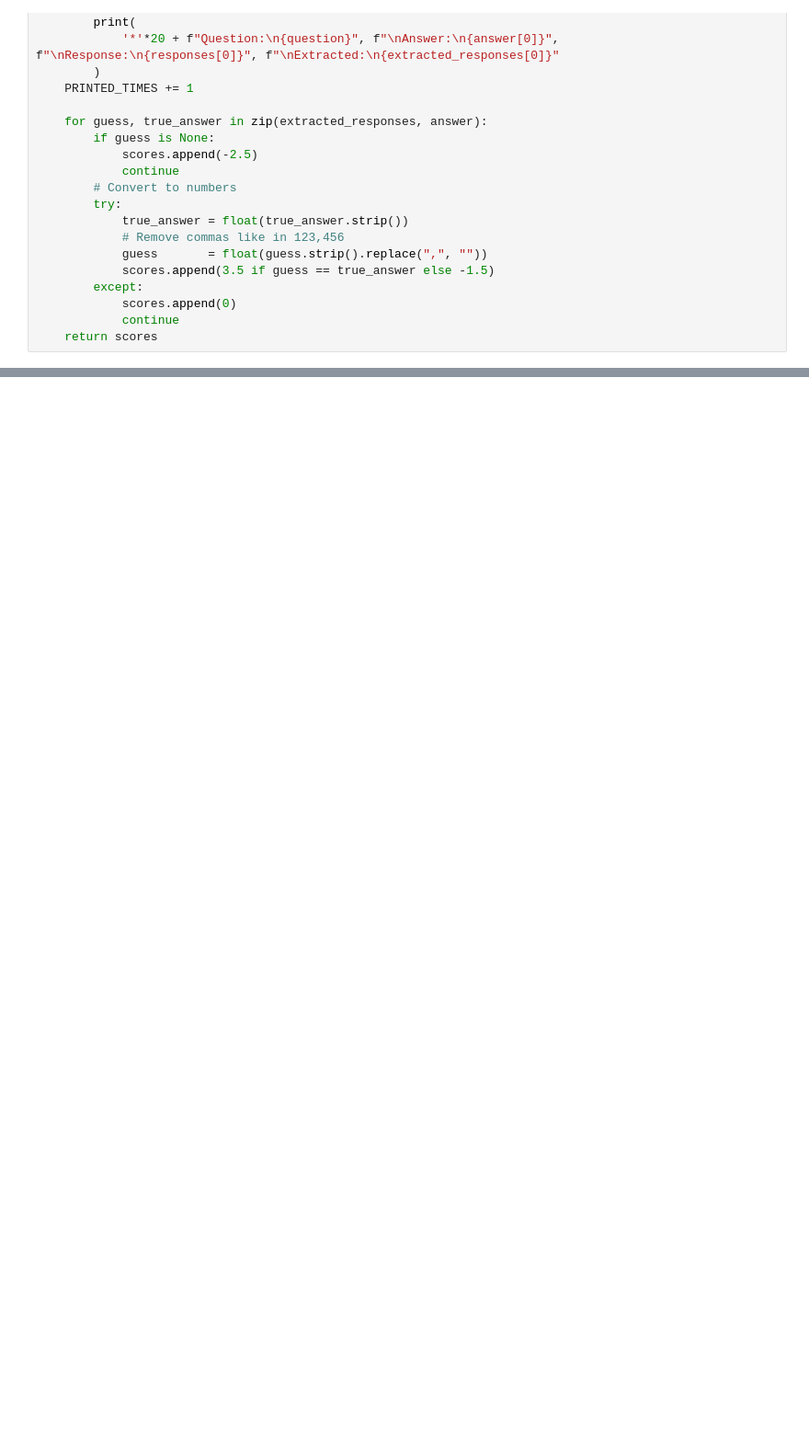
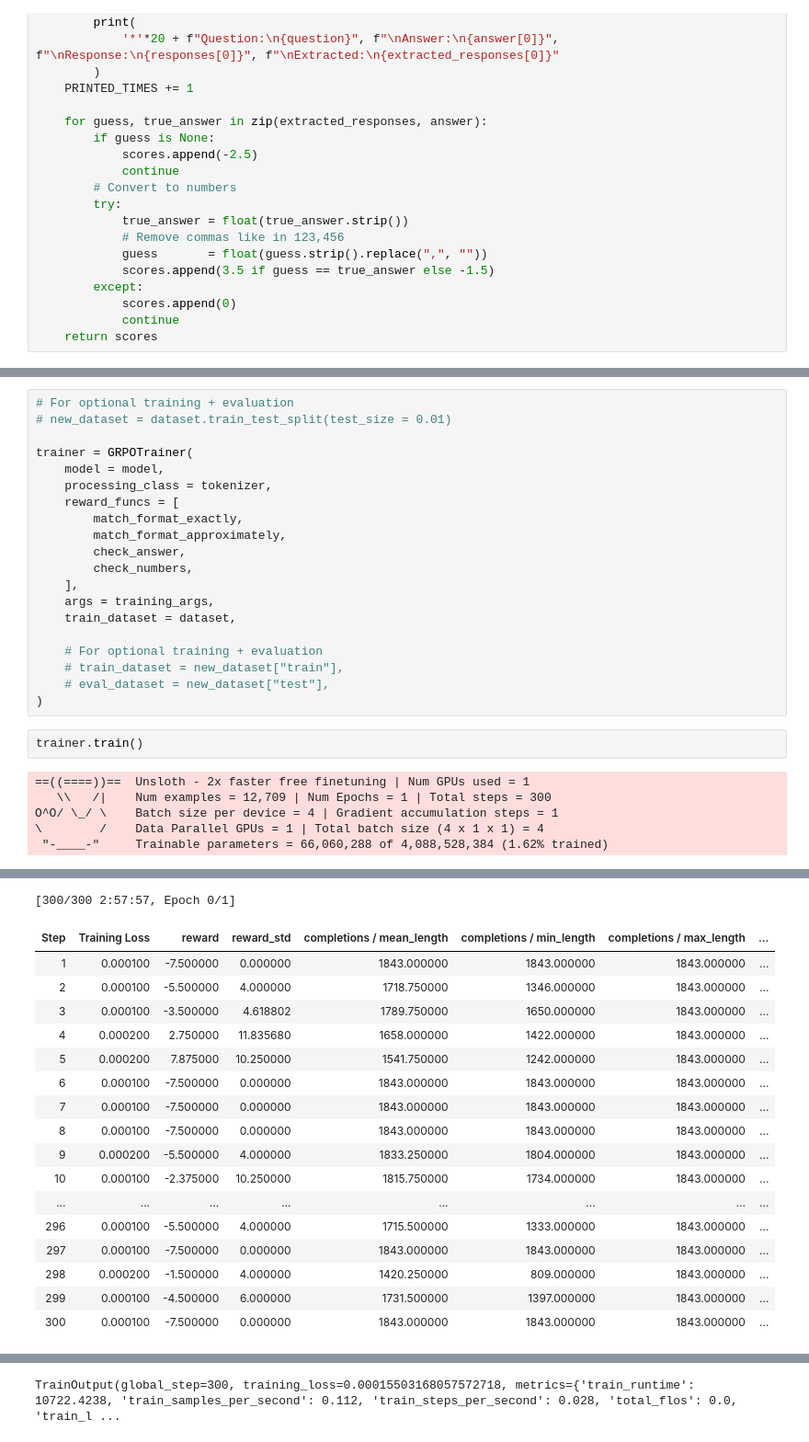
Before and after one commit to ZhengjunHUO/LLMs, a Jupyter notebook: ReinforcementLearning/Group_Relative_Policy_Optimization/Qwen3.ipynb, the cells around one changed output, grey strips where cells are left out. Shown: that part at 92% size. Saved outputs shown, nothing was run; the diff lists cells and outputs as text; blank space fills up the shorter version.

Commit message:
GPRO training and inference

```diff
--- a/ReinforcementLearning/Group_Relative_Policy_Optimization/Qwen3.ipynb
+++ b/ReinforcementLearning/Group_Relative_Policy_Optimization/Qwen3.ipynb
@@ -507,0 +555,28 @@ def check_numbers(prompts, completions, answer, **kwargs):
+# %%
+# For optional training + evaluation
+# new_dataset = dataset.train_test_split(test_size = 0.01)
+
+trainer = GRPOTrainer(
+    model = model,
+    processing_class = tokenizer,
+    reward_funcs = [
+        match_format_exactly,
+        match_format_approximately,
+        check_answer,
+        check_numbers,
+    ],
+    args = training_args,
+    train_dataset = dataset,
+
+    # For optional training + evaluation
+    # train_dataset = new_dataset["train"],
+    # eval_dataset = new_dataset["test"],
+)
+# %%
+trainer.train()
+# %% [output]
+==((====))==  Unsloth - 2x faster free finetuning | Num GPUs used = 1
+   \\   /|    Num examples = 12,709 | Num Epochs = 1 | Total steps = 300
+O^O/ \_/ \    Batch size per device = 4 | Gradient accumulation steps = 1
+\        /    Data Parallel GPUs = 1 | Total batch size (4 x 1 x 1) = 4
+ "-____-"     Trainable parameters = 66,060,288 of 4,088,528,384 (1.62% trained)
@@ -507,0 +600,18 @@ def check_numbers(prompts, completions, answer, **kwargs):
+[300/300 2:57:57, Epoch 0/1]
+| Step | Training Loss | reward | reward_std | completions / mean_length | completions / min_length | completions / max_length | ... |
+| 1 | 0.000100 | -7.500000 | 0.000000 | 1843.000000 | 1843.000000 | 1843.000000 | ... |
+| 2 | 0.000100 | -5.500000 | 4.000000 | 1718.750000 | 1346.000000 | 1843.000000 | ... |
+| 3 | 0.000100 | -3.500000 | 4.618802 | 1789.750000 | 1650.000000 | 1843.000000 | ... |
+| 4 | 0.000200 | 2.750000 | 11.835680 | 1658.000000 | 1422.000000 | 1843.000000 | ... |
+| 5 | 0.000200 | 7.875000 | 10.250000 | 1541.750000 | 1242.000000 | 1843.000000 | ... |
+| 6 | 0.000100 | -7.500000 | 0.000000 | 1843.000000 | 1843.000000 | 1843.000000 | ... |
+| 7 | 0.000100 | -7.500000 | 0.000000 | 1843.000000 | 1843.000000 | 1843.000000 | ... |
+| 8 | 0.000100 | -7.500000 | 0.000000 | 1843.000000 | 1843.000000 | 1843.000000 | ... |
+| 9 | 0.000200 | -5.500000 | 4.000000 | 1833.250000 | 1804.000000 | 1843.000000 | ... |
+| 10 | 0.000100 | -2.375000 | 10.250000 | 1815.750000 | 1734.000000 | 1843.000000 | ... |
+| ... | ... | ... | ... | ... | ... | ... | ... |
+| 296 | 0.000100 | -5.500000 | 4.000000 | 1715.500000 | 1333.000000 | 1843.000000 | ... |
+| 297 | 0.000100 | -7.500000 | 0.000000 | 1843.000000 | 1843.000000 | 1843.000000 | ... |
+| 298 | 0.000200 | -1.500000 | 4.000000 | 1420.250000 | 809.000000 | 1843.000000 | ... |
+| 299 | 0.000100 | -4.500000 | 6.000000 | 1731.500000 | 1397.000000 | 1843.000000 | ... |
+| 300 | 0.000100 | -7.500000 | 0.000000 | 1843.000000 | 1843.000000 | 1843.000000 | ... |
@@ -507,0 +635 @@ def check_numbers(prompts, completions, answer, **kwargs):
+TrainOutput(global_step=300, training_loss=0.00015503168057572718, metrics={'train_runtime': 10722.4238, 'train_samples_per_second': 0.112, 'train_steps_per_second': 0.028, 'total_flos': 0.0, 'train_l ...
```
Also changed, not shown: parts of 18 cells of this notebook.
